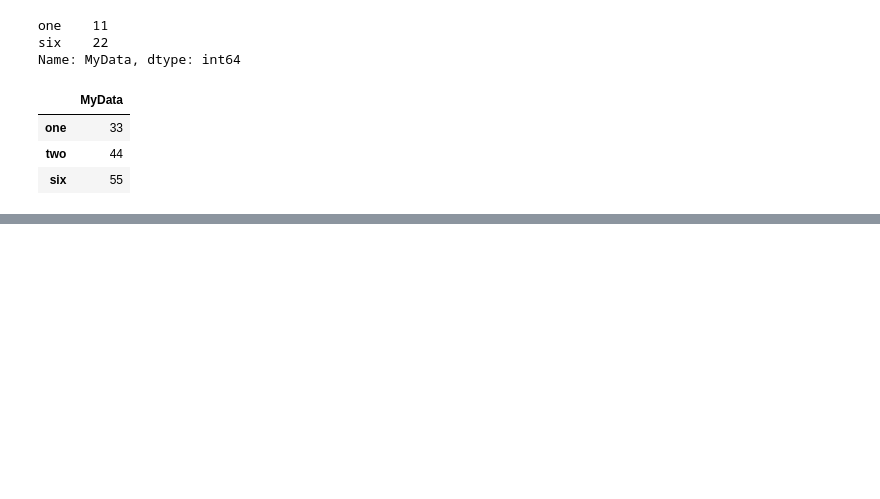
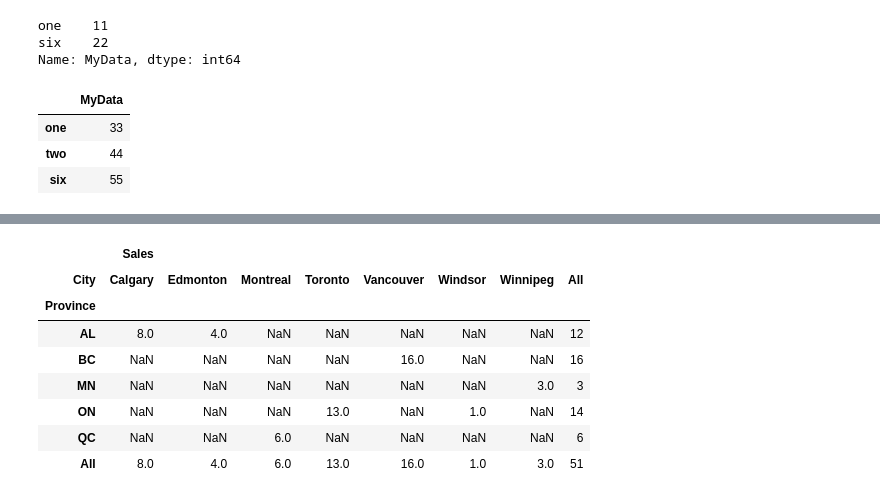
Before and after one commit to ilyak93/self-studying, a Jupyter notebook: DataEngineering/pandas/pandas_cookbook.ipynb, the cells around one changed output, grey strips where cells are left out. Cells and saved outputs as stored; diff of their text form; code cells hidden in the pictures; blank space fills up the shorter version.

```diff
--- a/DataEngineering/pandas/pandas_cookbook.ipynb
+++ b/DataEngineering/pandas/pandas_cookbook.ipynb
@@ -474,0 +1499,27 @@ result
+# %%
+table = pd.pivot_table(
+
+    df,
+
+    values=["Sales"],
+
+    index=["Province"],
+
+    columns=["City"],
+
+    aggfunc="sum",
+
+    margins=True,
+
+)
+table
+# %% [output]
+|  | Sales |  |  |  |  |  |  |  |
+| City | Calgary | Edmonton | Montreal | Toronto | Vancouver | Windsor | Winnipeg | All |
+| Province |  |  |  |  |  |  |  |  |
+| AL | 8.0 | 4.0 | NaN | NaN | NaN | NaN | NaN | 12 |
+| BC | NaN | NaN | NaN | NaN | 16.0 | NaN | NaN | 16 |
+| MN | NaN | NaN | NaN | NaN | NaN | NaN | 3.0 | 3 |
+| ON | NaN | NaN | NaN | 13.0 | NaN | 1.0 | NaN | 14 |
+| QC | NaN | NaN | 6.0 | NaN | NaN | NaN | NaN | 6 |
+| All | 8.0 | 4.0 | 6.0 | 13.0 | 16.0 | 1.0 | 3.0 | 51 |
```
Also changed, not shown: parts of 87 cells of this notebook.
